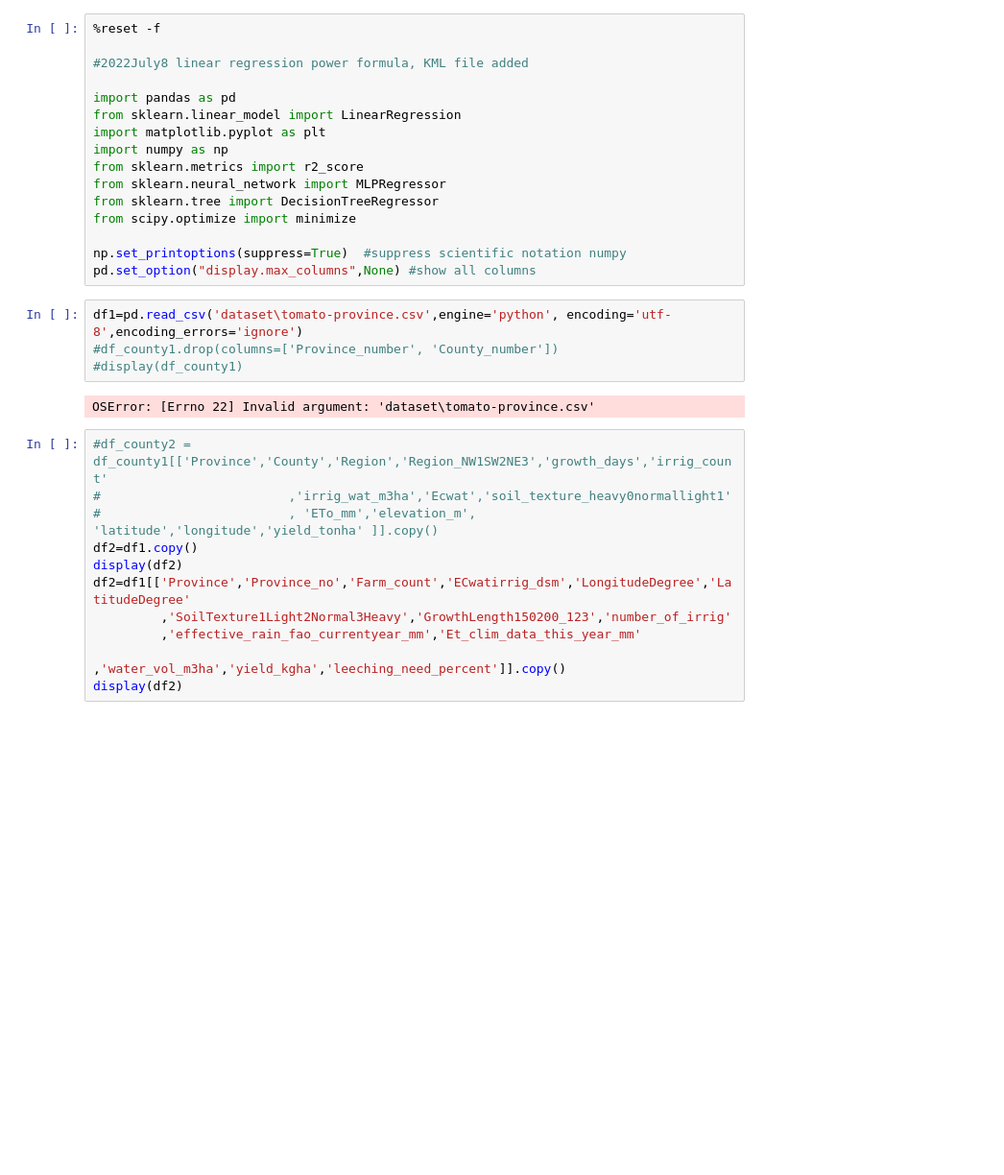
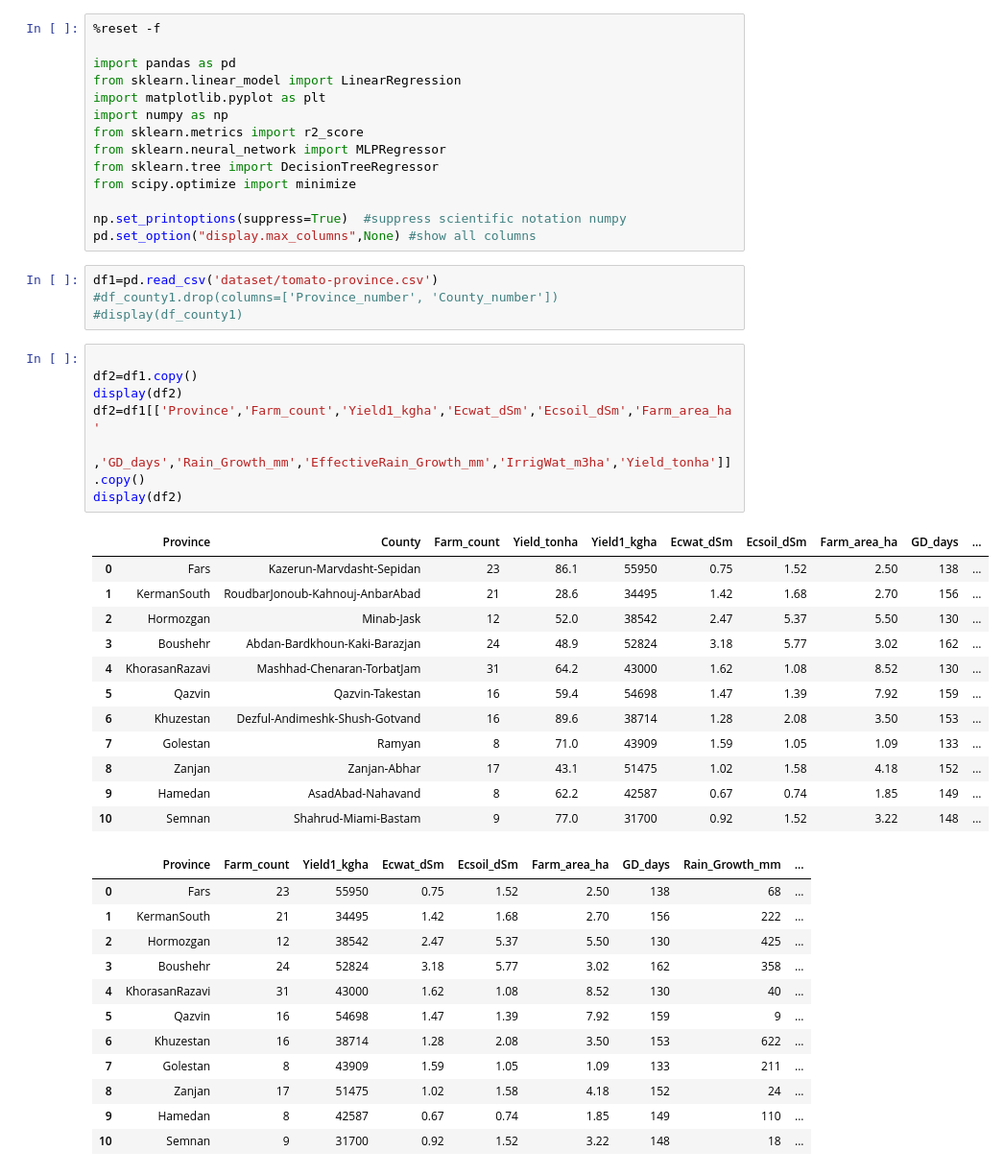
Before and after one commit to DanialAmini/crop-yield, a Jupyter notebook: province/tomato-province-05Mordad1401-27July2022.ipynb, the cells around one changed output. Shown at 96% size. Cells and saved outputs as stored; diff of their text form; blank space fills up the shorter version.

```diff
--- a/province/tomato-province-05Mordad1401-27July2022.ipynb
+++ b/province/tomato-province-05Mordad1401-27July2022.ipynb
@@ -1,7 +1,5 @@
 # %%
 %reset -f
-
-#2022July8 linear regression power formula, KML file added
 
 import pandas as pd
 from sklearn.linear_model import LinearRegression
@@ -15,21 +13,40 @@ from scipy.optimize import minimize
 np.set_printoptions(suppress=True)  #suppress scientific notation numpy
 pd.set_option("display.max_columns",None) #show all columns
 # %%
-df1=pd.read_csv('dataset\tomato-province.csv',engine='python', encoding='utf-8',encoding_errors='ignore')
+df1=pd.read_csv('dataset/tomato-province.csv')
 #df_county1.drop(columns=['Province_number', 'County_number'])
 #display(df_county1)
-# %% [output]
-OSError: [Errno 22] Invalid argument: 'dataset\tomato-province.csv'
 # %%
-#df_county2 = df_county1[['Province','County','Region','Region_NW1SW2NE3','growth_days','irrig_count'
-#                         ,'irrig_wat_m3ha','Ecwat','soil_texture_heavy0normallight1'
-#                         , 'ETo_mm','elevation_m', 'latitude','longitude','yield_tonha' ]].copy()
+
 df2=df1.copy()
 display(df2)
-df2=df1[['Province','Province_no','Farm_count','ECwatirrig_dsm','LongitudeDegree','LatitudeDegree'
-         ,'SoilTexture1Light2Normal3Heavy','GrowthLength150200_123','number_of_irrig'
-         ,'effective_rain_fao_currentyear_mm','Et_clim_data_this_year_mm'
-                       ,'water_vol_m3ha','yield_kgha','leeching_need_percent']].copy()
+df2=df1[['Province','Farm_count','Yield1_kgha','Ecwat_dSm','Ecsoil_dSm','Farm_area_ha'
+         ,'GD_days','Rain_Growth_mm','EffectiveRain_Growth_mm','IrrigWat_m3ha','Yield_tonha']].copy()
 display(df2)
+# %% [output]
+|  | Province | County | Farm_count | Yield_tonha | Yield1_kgha | Ecwat_dSm | Ecsoil_dSm | Farm_area_ha | GD_days | ... |
+| 0 | Fars | Kazerun-Marvdasht-Sepidan | 23 | 86.1 | 55950 | 0.75 | 1.52 | 2.50 | 138 | ... |
+| 1 | KermanSouth | RoudbarJonoub-Kahnouj-AnbarAbad | 21 | 28.6 | 34495 | 1.42 | 1.68 | 2.70 | 156 | ... |
+| 2 | Hormozgan | Minab-Jask | 12 | 52.0 | 38542 | 2.47 | 5.37 | 5.50 | 130 | ... |
+| 3 | Boushehr | Abdan-Bardkhoun-Kaki-Barazjan | 24 | 48.9 | 52824 | 3.18 | 5.77 | 3.02 | 162 | ... |
+| 4 | KhorasanRazavi | Mashhad-Chenaran-TorbatJam | 31 | 64.2 | 43000 | 1.62 | 1.08 | 8.52 | 130 | ... |
+| 5 | Qazvin | Qazvin-Takestan | 16 | 59.4 | 54698 | 1.47 | 1.39 | 7.92 | 159 | ... |
+| 6 | Khuzestan | Dezful-Andimeshk-Shush-Gotvand | 16 | 89.6 | 38714 | 1.28 | 2.08 | 3.50 | 153 | ... |
+| 7 | Golestan | Ramyan | 8 | 71.0 | 43909 | 1.59 | 1.05 | 1.09 | 133 | ... |
+| 8 | Zanjan | Zanjan-Abhar | 17 | 43.1 | 51475 | 1.02 | 1.58 | 4.18 | 152 | ... |
+| 9 | Hamedan | AsadAbad-Nahavand | 8 | 62.2 | 42587 | 0.67 | 0.74 | 1.85 | 149 | ... |
+| 10 | Semnan | Shahrud-Miami-Bastam | 9 | 77.0 | 31700 | 0.92 | 1.52 | 3.22 | 148 | ... |
+|  | Province | Farm_count | Yield1_kgha | Ecwat_dSm | Ecsoil_dSm | Farm_area_ha | GD_days | Rain_Growth_mm | ... |
+| 0 | Fars | 23 | 55950 | 0.75 | 1.52 | 2.50 | 138 | 68 | ... |
+| 1 | KermanSouth | 21 | 34495 | 1.42 | 1.68 | 2.70 | 156 | 222 | ... |
+| 2 | Hormozgan | 12 | 38542 | 2.47 | 5.37 | 5.50 | 130 | 425 | ... |
+| 3 | Boushehr | 24 | 52824 | 3.18 | 5.77 | 3.02 | 162 | 358 | ... |
+| 4 | KhorasanRazavi | 31 | 43000 | 1.62 | 1.08 | 8.52 | 130 | 40 | ... |
+| 5 | Qazvin | 16 | 54698 | 1.47 | 1.39 | 7.92 | 159 | 9 | ... |
+| 6 | Khuzestan | 16 | 38714 | 1.28 | 2.08 | 3.50 | 153 | 622 | ... |
+| 7 | Golestan | 8 | 43909 | 1.59 | 1.05 | 1.09 | 133 | 211 | ... |
+| 8 | Zanjan | 17 | 51475 | 1.02 | 1.58 | 4.18 | 152 | 24 | ... |
+| 9 | Hamedan | 8 | 42587 | 0.67 | 0.74 | 1.85 | 149 | 110 | ... |
+| 10 | Semnan | 9 | 31700 | 0.92 | 1.52 | 3.22 | 148 | 18 | ... |
 # %%
 
```
Also changed, not shown: parts of 3 cells of this notebook, 4 other files.
